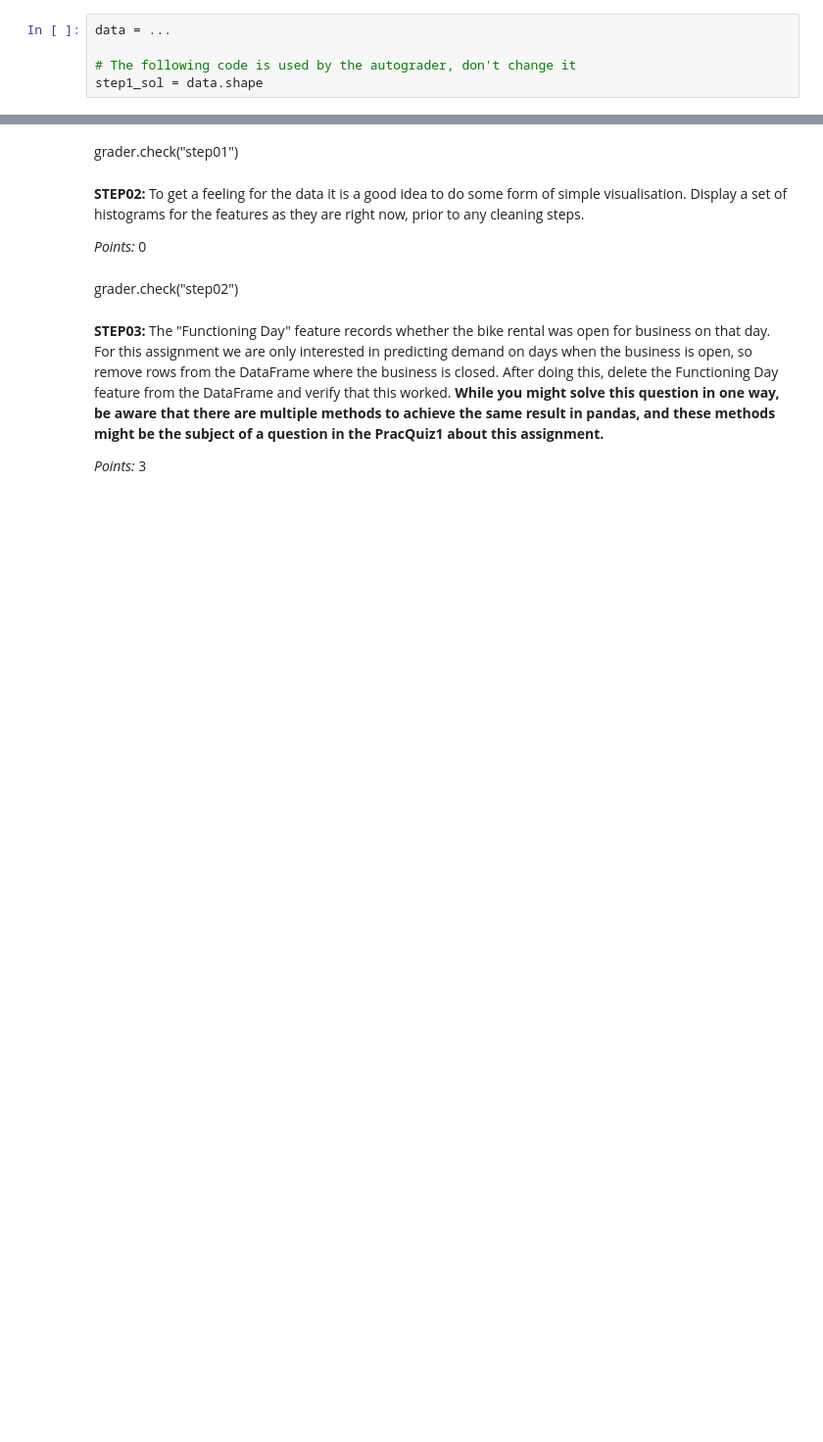
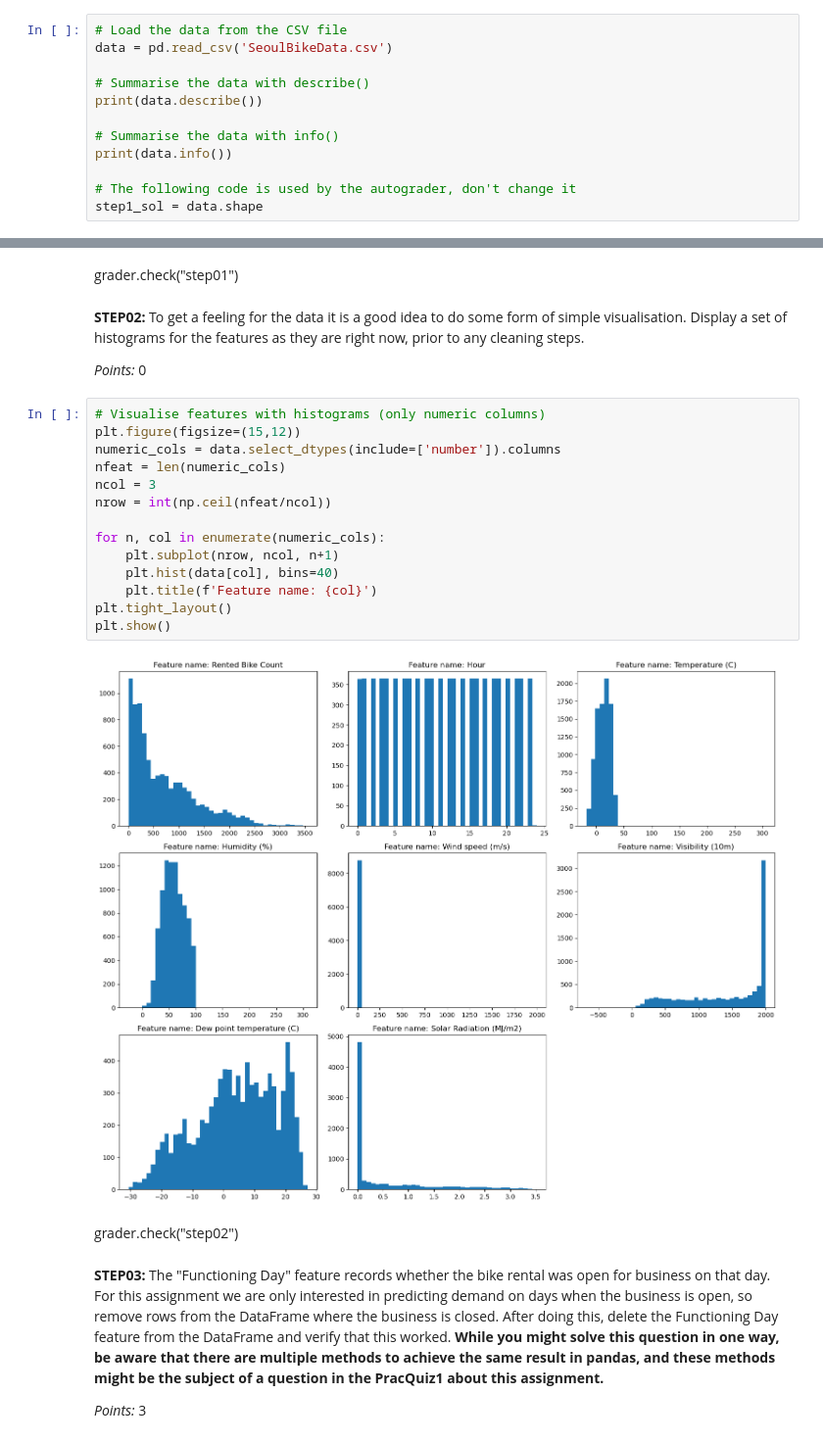
Before and after one commit to santiagosayshey/UMLT-S1-2025, a Jupyter notebook: UMLT_A1-2.ipynb, the cells around one changed output, grey strips where cells are left out. Shown at 98% size. Saved outputs shown, nothing was run; the diff lists cells and outputs as text; blank space fills up the shorter version.

```diff
--- a/UMLT_A1-2.ipynb
+++ b/UMLT_A1-2.ipynb
@@ -54,7 +55,14 @@ The data is stored in a CSV (comma separated variable) file and contains the fol
 
 _Points:_ 2
 # %%
-data = ...
+# Load the data from the CSV file
+data = pd.read_csv('SeoulBikeData.csv')
+
+# Summarise the data with describe()
+print(data.describe())
+
+# Summarise the data with info()
+print(data.info())
 
 # The following code is used by the autograder, don't change it
 step1_sol = data.shape
@@ -64,6 +90,22 @@ grader.check("step01")
 **STEP02:** To get a feeling for the data it is a good idea to do some form of simple visualisation. Display a set of histograms for the features as they are right now, prior to any cleaning steps.
 
 _Points:_ 0
+# %%
+# Visualise features with histograms (only numeric columns)
+plt.figure(figsize=(15,12))
+numeric_cols = data.select_dtypes(include=['number']).columns
+nfeat = len(numeric_cols)
+ncol = 3
+nrow = int(np.ceil(nfeat/ncol))
+
+for n, col in enumerate(numeric_cols):
+    plt.subplot(nrow, ncol, n+1)
+    plt.hist(data[col], bins=40)
+    plt.title(f'Feature name: {col}')
+plt.tight_layout()
+plt.show()
+# %% [output]
+[figure, added]
 # %% [markdown]
 grader.check("step02")
 # %% [markdown]
```
Also changed, not shown: parts of 17 cells of this notebook, 2 other files.
